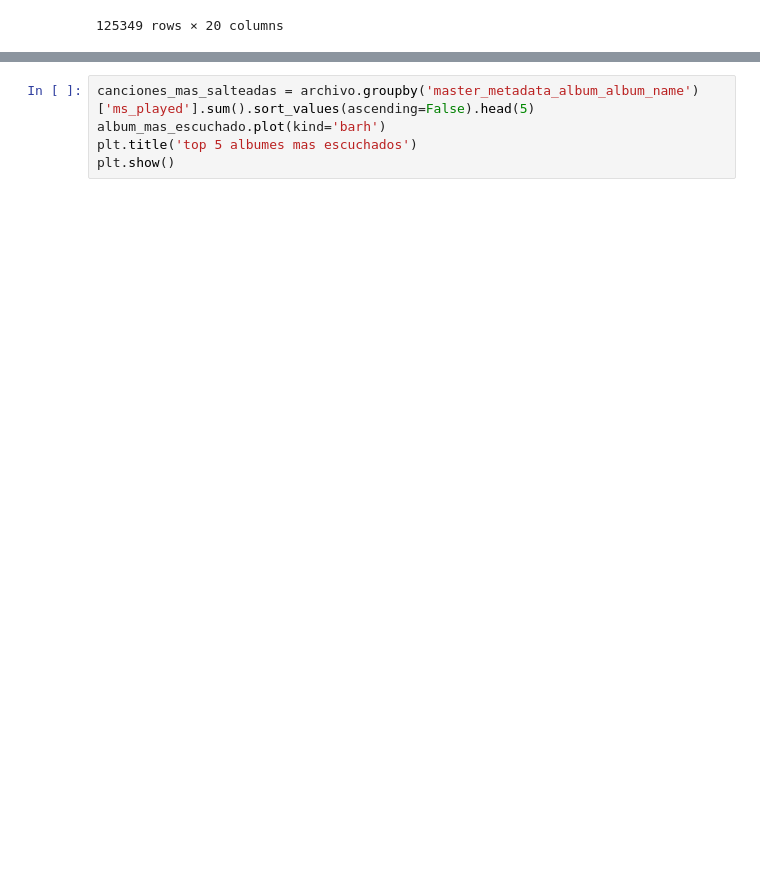
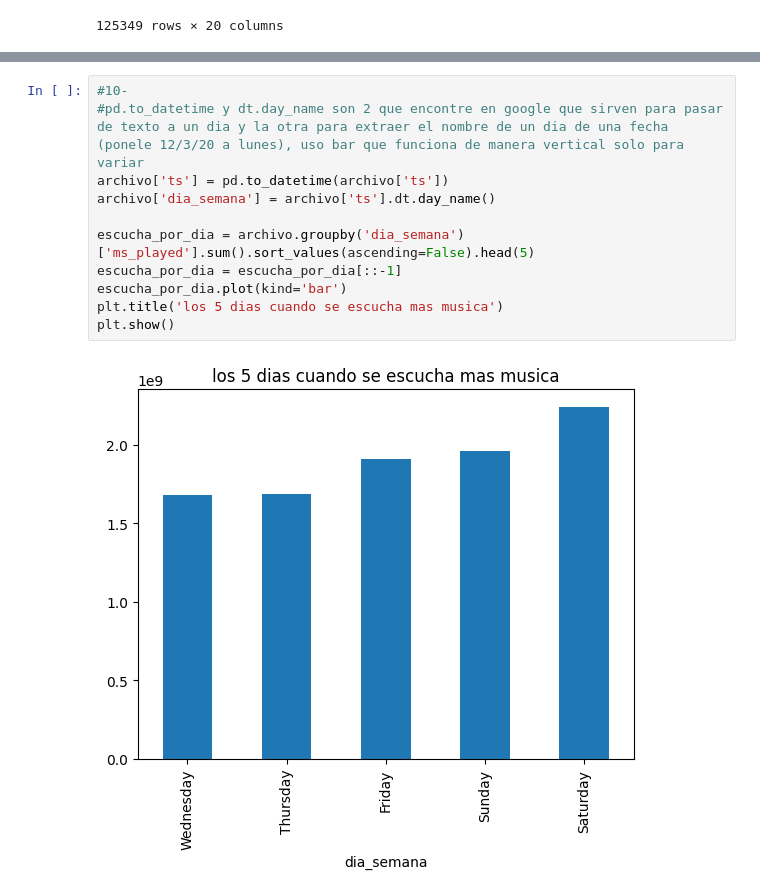
Before and after one commit to joaquinmora14/TPspotify-JoaquinM-NicoasC-CamiloR, a Jupyter notebook: tpSpotify.ipynb, the cells around one changed output, grey strips where cells are left out. Drawn from its saved outputs; the diff is of its cells as text; blank space fills up the shorter version.

```diff
--- a/tpSpotify.ipynb
+++ b/tpSpotify.ipynb
@@ -118,5 +133,13 @@ plt.show()
-# %%
-canciones_mas_salteadas = archivo.groupby('master_metadata_album_album_name')['ms_played'].sum().sort_values(ascending=False).head(5)
-album_mas_escuchado.plot(kind='barh')
-plt.title('top 5 albumes mas escuchados')
-plt.show()
+# %%
+#10-
+#pd.to_datetime y dt.day_name son 2 que encontre en google que sirven para pasar de texto a un dia y la otra para extraer el nombre de un dia de una fecha (ponele 12/3/20 a lunes), uso bar que funciona de manera vertical solo para variar
+archivo['ts'] = pd.to_datetime(archivo['ts'])
+archivo['dia_semana'] = archivo['ts'].dt.day_name()
+
+escucha_por_dia = archivo.groupby('dia_semana')['ms_played'].sum().sort_values(ascending=False).head(5)
+escucha_por_dia = escucha_por_dia[::-1]
+escucha_por_dia.plot(kind='bar')
+plt.title('los 5 dias cuando se escucha mas musica')
+plt.show()
+# %% [output]
+[figure, added]
```
Also changed, not shown: parts of 11 cells of this notebook.
